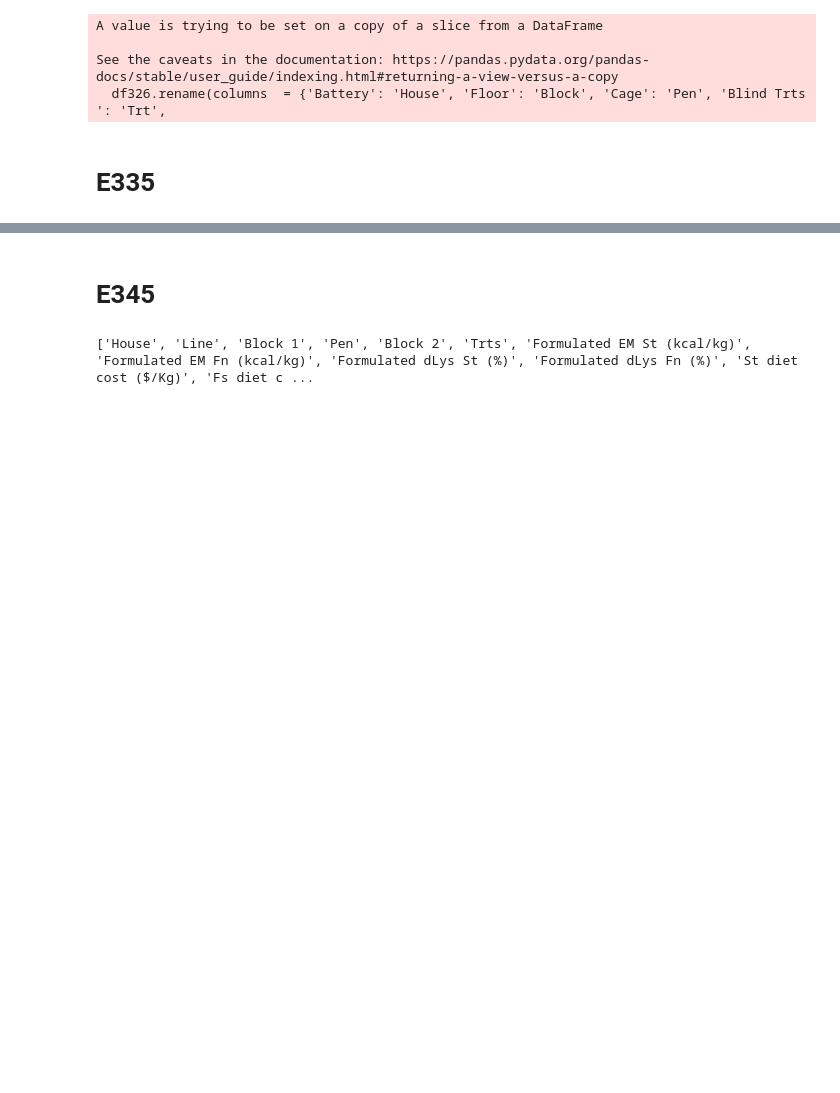
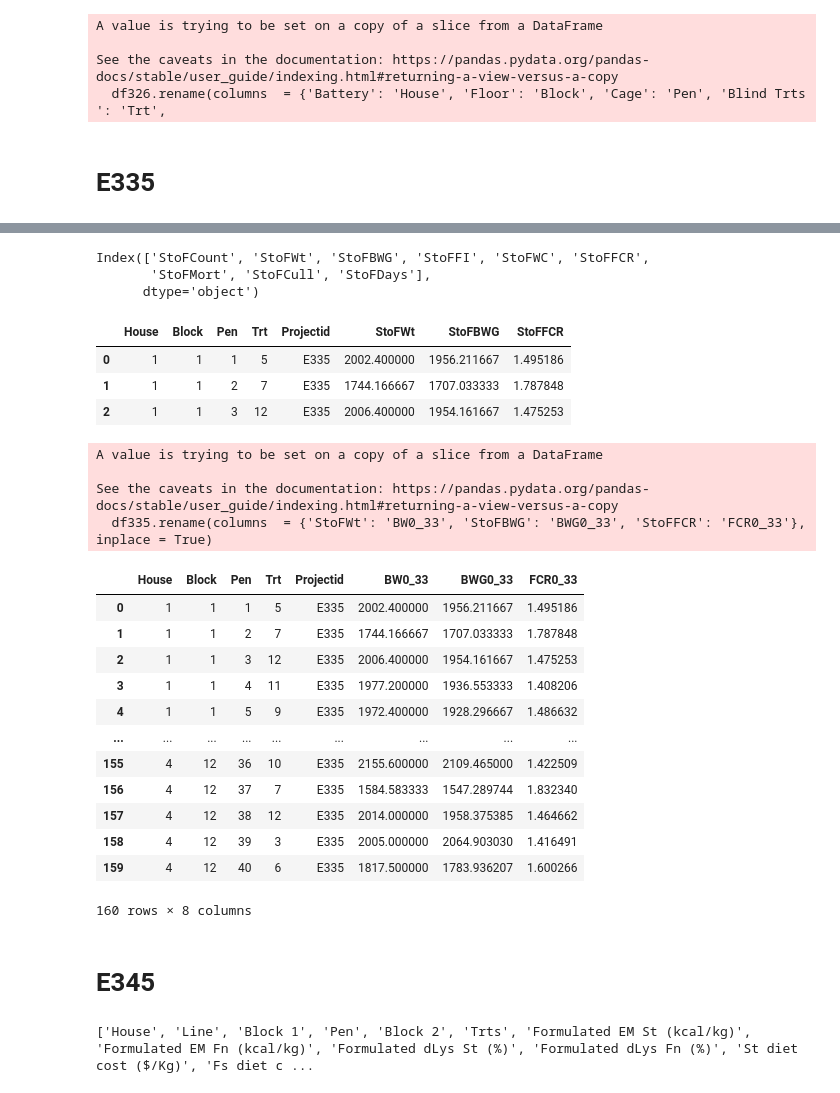
Before and after one commit to SIWAproject/Performance, a Jupyter notebook: correlation/Python/performance_df.ipynb, the cells around one changed output, grey strips where cells are left out. Cells and saved outputs as stored; diff of their text form; code cells hidden in the pictures; blank space fills up the shorter version.

```diff
--- a/correlation/Python/performance_df.ipynb
+++ b/correlation/Python/performance_df.ipynb
@@ -8,7 +8,7 @@ E271 = pd.read_excel("/Users/sebastianbedoyamazo/Library/CloudStorage/GoogleDriv
 E321 = pd.read_excel("/Users/sebastianbedoyamazo/Library/CloudStorage/GoogleDrive-sebastian.bedoya@premexcorp.com/.shortcut-targets-by-id/15mKBa5ogkSaPz2wAQGRuDxS32hSeoaBw/Analisis/Perfomance_template/performance_E321.xlsx")
 E325 = pd.read_excel("/Users/sebastianbedoyamazo/Documents/experiments/Raw Data E-325.xlsx")
 E326 = pd.read_excel("/Users/sebastianbedoyamazo/Documents/experiments/Raw Data E-326 2nd Cocci Trial .xlsx")
-
+E335 = pd.read_excel("/Users/sebastianbedoyamazo/Library/CloudStorage/GoogleDrive-sebastian.bedoya@premexcorp.com/.shortcut-targets-by-id/15mKBa5ogkSaPz2wAQGRuDxS32hSeoaBw/Analisis/Perfomance_template/performance_E335.xlsx")
 E345 = pd.read_excel("/Users/sebastianbedoyamazo/Library/CloudStorage/GoogleDrive-sebastian.bedoya@premexcorp.com/.shortcut-targets-by-id/15mKBa5ogkSaPz2wAQGRuDxS32hSeoaBw/Analisis/E345/Raw Data E-345 Enzybox.xlsx")
 
 E347 = pd.read_excel("/Users/sebastianbedoyamazo/Library/CloudStorage/GoogleDrive-sebastian.bedoya@premexcorp.com/.shortcut-targets-by-id/15mKBa5ogkSaPz2wAQGRuDxS32hSeoaBw/Analisis/E347/Broilers Performance Data/E-347 New Format.xlsx", "Data to stat")
@@ -256,3 +256,7 @@ See the caveats in the documentation: https://pandas.pydata.org/pandas-docs/stab
 df326.to_csv("/Users/sebastianbedoyamazo/Documents/siwa/siwa2022/performance/performance_df/performance_E326.csv", header=True, index=False)
 # %% [markdown]
 # E335
+# %%
+print(list(E335.columns))
+E335["Projectid"] = 'E335'
+E335.head()
@@ -258,0 +272,38 @@ df326.to_csv("/Users/sebastianbedoyamazo/Documents/siwa/siwa2022/performance/per
+# %%
+E335[[i for i in E335.columns if "StoF" in i]].columns
+# %% [output]
+Index(['StoFCount', 'StoFWt', 'StoFBWG', 'StoFFI', 'StoFWC', 'StoFFCR',
+       'StoFMort', 'StoFCull', 'StoFDays'],
+      dtype='object')
+# %%
+df335 = E335[['House', 'Block', 'Pen', 'Trt', 'Projectid',
+       'StoFWt',
+       'StoFBWG',
+       'StoFFCR']]
+df335.head(3)
+# %% [output]
+|  | House | Block | Pen | Trt | Projectid | StoFWt | StoFBWG | StoFFCR |
+| 0 | 1 | 1 | 1 | 5 | E335 | 2002.400000 | 1956.211667 | 1.495186 |
+| 1 | 1 | 1 | 2 | 7 | E335 | 1744.166667 | 1707.033333 | 1.787848 |
+| 2 | 1 | 1 | 3 | 12 | E335 | 2006.400000 | 1954.161667 | 1.475253 |
+# %%
+df335.rename(columns  = {'StoFWt': 'BW0_33', 'StoFBWG': 'BWG0_33', 'StoFFCR': 'FCR0_33'}, inplace = True)
+df335
+# %% [output]
+A value is trying to be set on a copy of a slice from a DataFrame
+
+See the caveats in the documentation: https://pandas.pydata.org/pandas-docs/stable/user_guide/indexing.html#returning-a-view-versus-a-copy
+  df335.rename(columns  = {'StoFWt': 'BW0_33', 'StoFBWG': 'BWG0_33', 'StoFFCR': 'FCR0_33'}, inplace = True)
+|  | House | Block | Pen | Trt | Projectid | BW0_33 | BWG0_33 | FCR0_33 |
+| 0 | 1 | 1 | 1 | 5 | E335 | 2002.400000 | 1956.211667 | 1.495186 |
+| 1 | 1 | 1 | 2 | 7 | E335 | 1744.166667 | 1707.033333 | 1.787848 |
+| 2 | 1 | 1 | 3 | 12 | E335 | 2006.400000 | 1954.161667 | 1.475253 |
+| 3 | 1 | 1 | 4 | 11 | E335 | 1977.200000 | 1936.553333 | 1.408206 |
+| 4 | 1 | 1 | 5 | 9 | E335 | 1972.400000 | 1928.296667 | 1.486632 |
+| ... | ... | ... | ... | ... | ... | ... | ... | ... |
+| 155 | 4 | 12 | 36 | 10 | E335 | 2155.600000 | 2109.465000 | 1.422509 |
+| 156 | 4 | 12 | 37 | 7 | E335 | 1584.583333 | 1547.289744 | 1.832340 |
+| 157 | 4 | 12 | 38 | 12 | E335 | 2014.000000 | 1958.375385 | 1.464662 |
+| 158 | 4 | 12 | 39 | 3 | E335 | 2005.000000 | 2064.903030 | 1.416491 |
+| 159 | 4 | 12 | 40 | 6 | E335 | 1817.500000 | 1783.936207 | 1.600266 |
+160 rows × 8 columns
```
Also changed, not shown: parts of 2 cells of this notebook, 1 other file.
